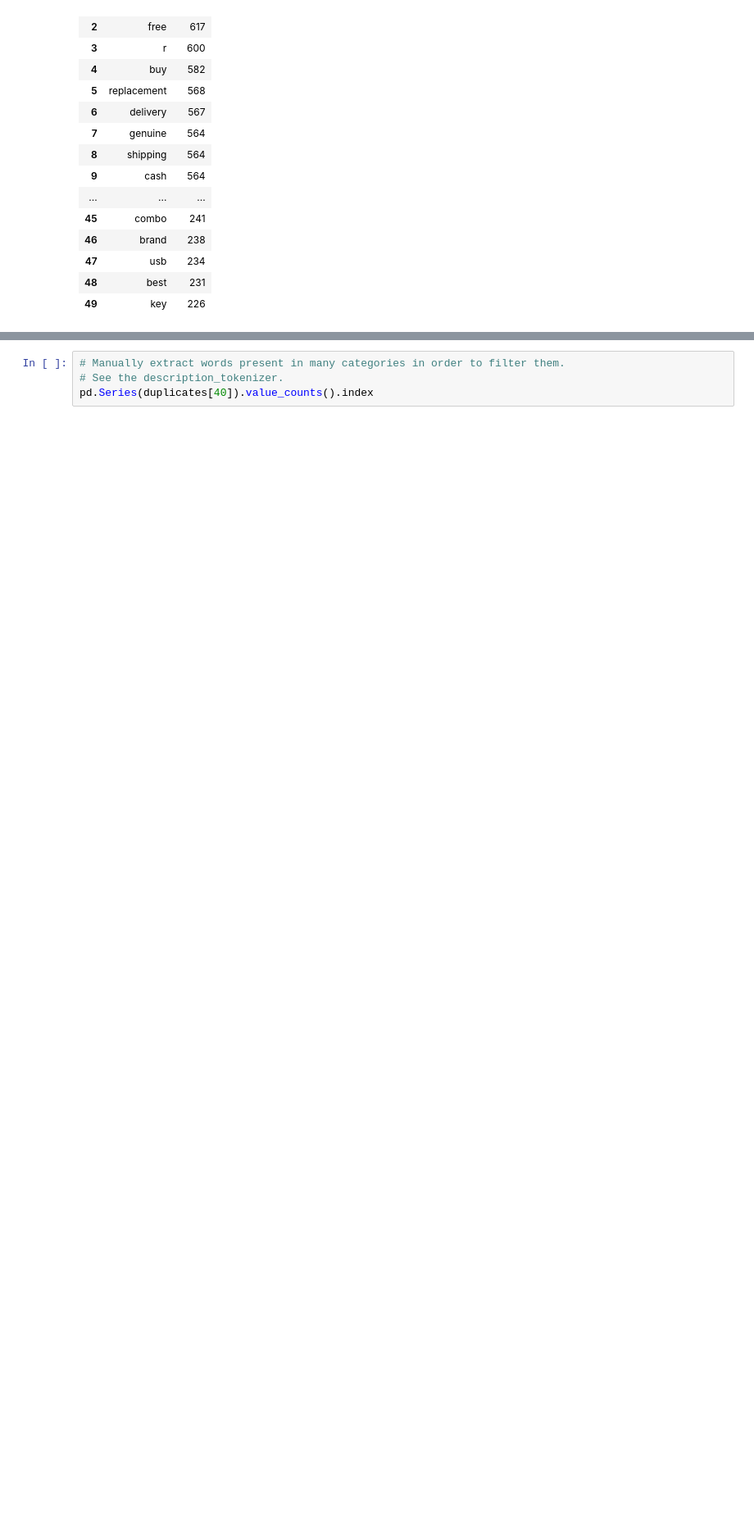
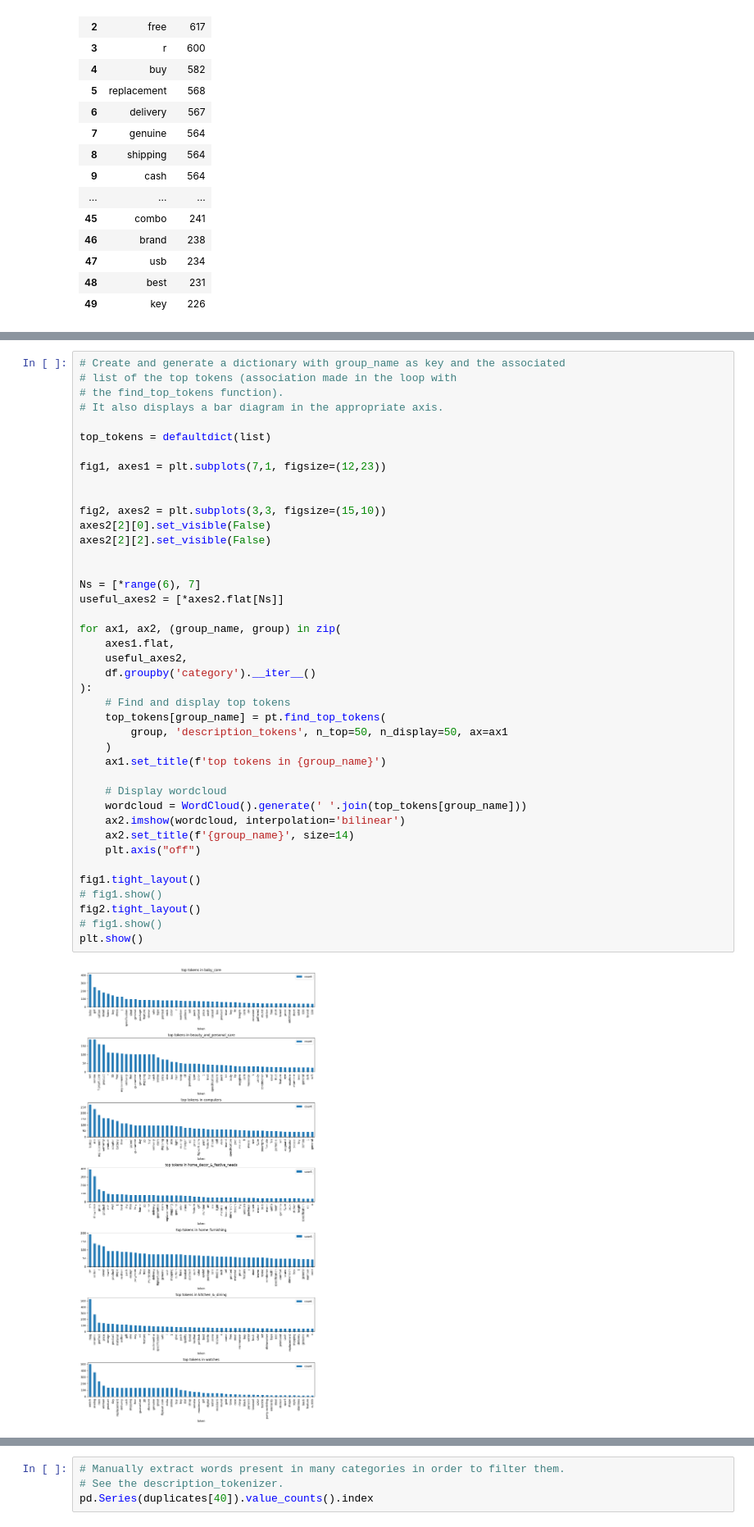
Before and after one commit to JulienfLeBoucher/OC_classification_from_text_and_image, a Jupyter notebook: NLP2.ipynb, the cells around one changed output, grey strips where cells are left out. Shown at 82% size. Cells and saved outputs as stored; diff of their text form; blank space fills up the shorter version.

```diff
--- a/NLP2.ipynb
+++ b/NLP2.ipynb
@@ -384,0 +505,43 @@ token_counts.head(50)
+# %%
+# Create and generate a dictionary with group_name as key and the associated
+# list of the top tokens (association made in the loop with
+# the find_top_tokens function).
+# It also displays a bar diagram in the appropriate axis.
+
+top_tokens = defaultdict(list)
+
+fig1, axes1 = plt.subplots(7,1, figsize=(12,23))
+
+
+fig2, axes2 = plt.subplots(3,3, figsize=(15,10))
+axes2[2][0].set_visible(False)
+axes2[2][2].set_visible(False)
+
+
+Ns = [*range(6), 7]
+useful_axes2 = [*axes2.flat[Ns]]
+
+for ax1, ax2, (group_name, group) in zip(
+    axes1.flat,
+    useful_axes2,
+    df.groupby('category').__iter__()
+):
+    # Find and display top tokens
+    top_tokens[group_name] = pt.find_top_tokens(
+        group, 'description_tokens', n_top=50, n_display=50, ax=ax1
+    )
+    ax1.set_title(f'top tokens in {group_name}')
+
+    # Display wordcloud
+    wordcloud = WordCloud().generate(' '.join(top_tokens[group_name]))
+    ax2.imshow(wordcloud, interpolation='bilinear')
+    ax2.set_title(f'{group_name}', size=14)
+    plt.axis("off")
+
+fig1.tight_layout()
+# fig1.show()
+fig2.tight_layout()
+# fig1.show()
+plt.show()
+# %% [output]
+[figure, added]
```
Also changed, not shown: parts of 29 cells of this notebook.
